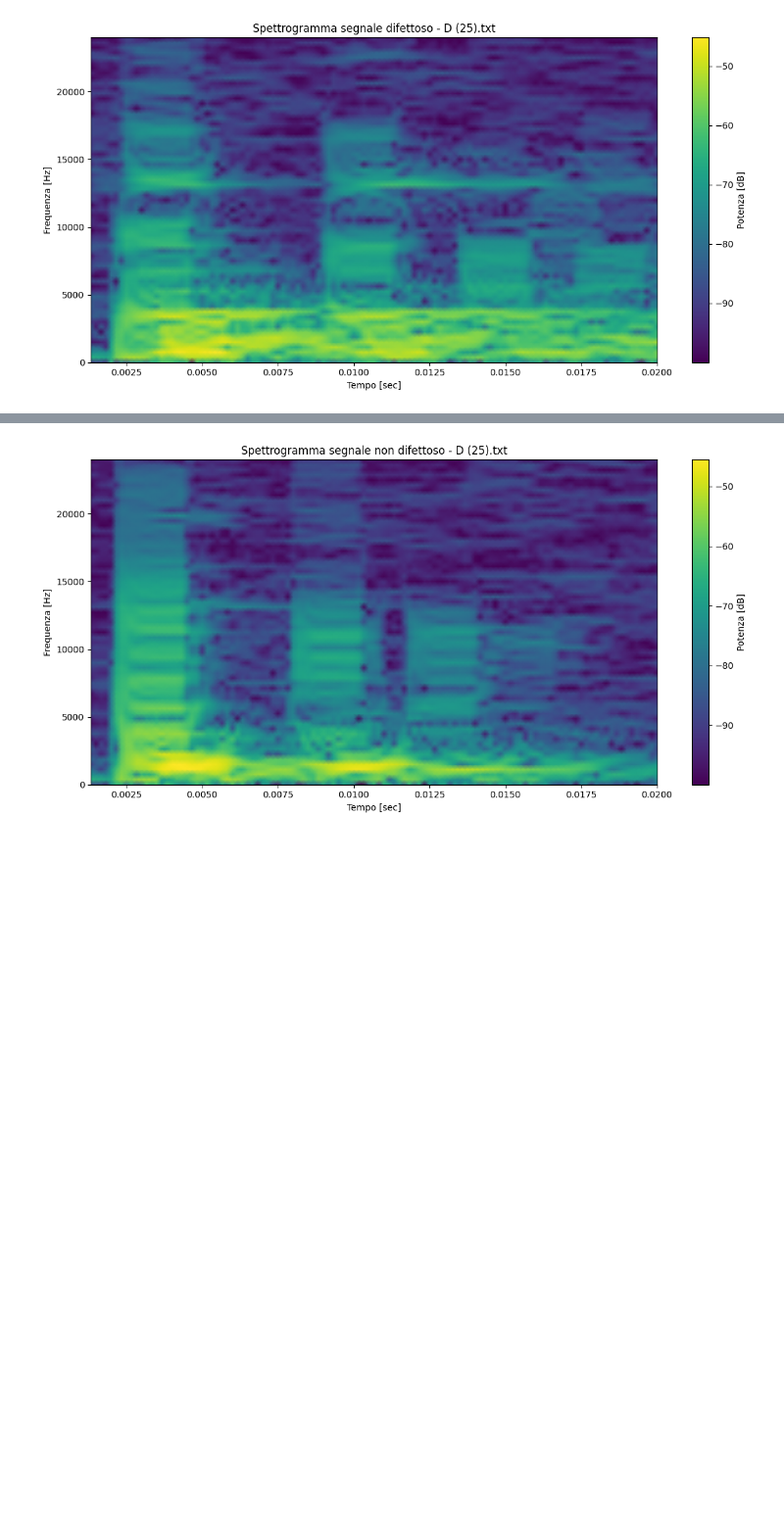
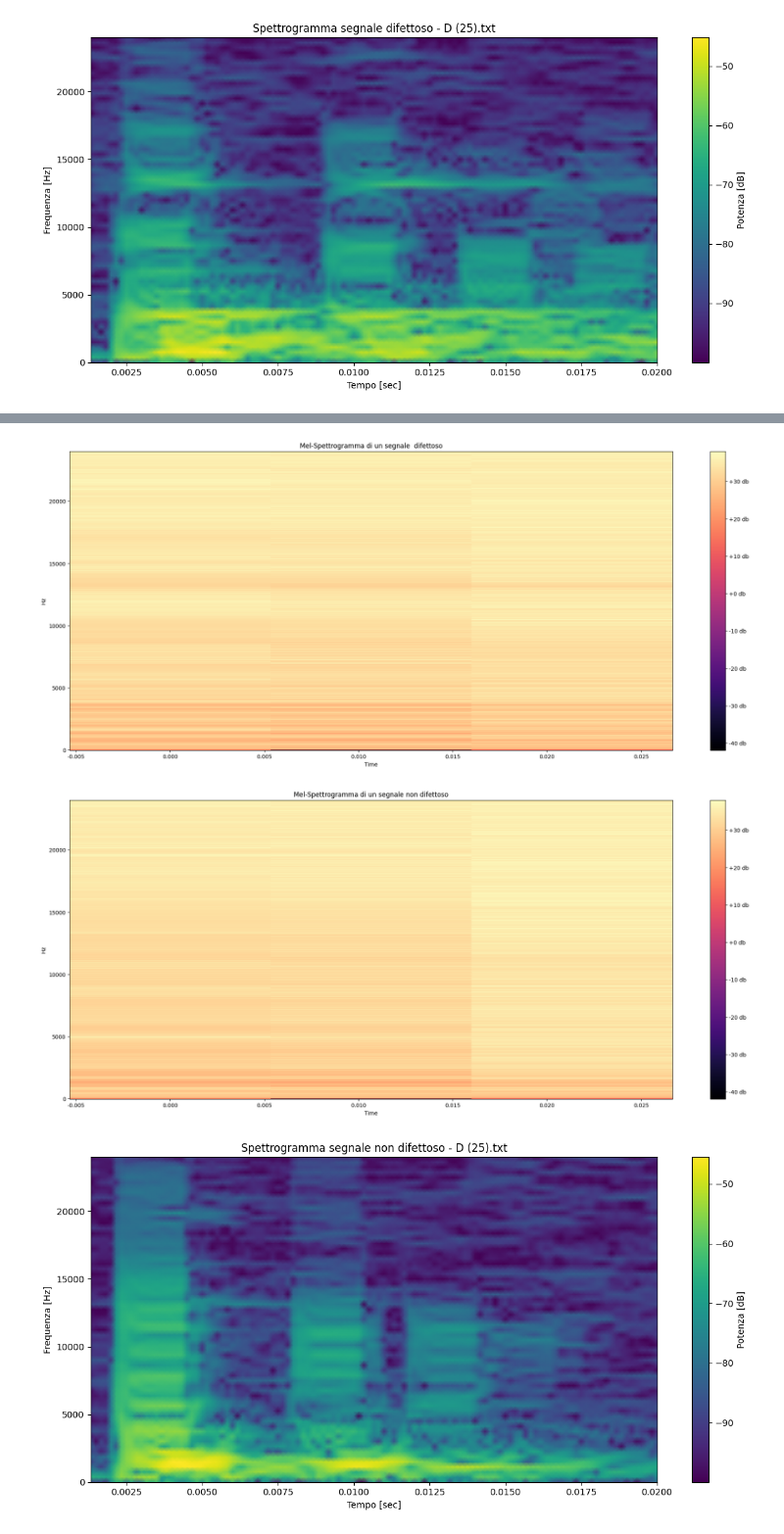
Before and after one commit to damdip/ClassificationOfTimeFrequencyDomainSignalWithNN, a Jupyter notebook: notebook/readTimeSignal.ipynb, the cells around one changed output, grey strips where cells are left out. Shown at 98% size. Cells and saved outputs as stored; diff of their text form; code cells hidden in the pictures; blank space fills up the shorter version.

```diff
--- a/notebook/readTimeSignal.ipynb
+++ b/notebook/readTimeSignal.ipynb
@@ -95,3 +138,25 @@ plt.show()
+# %%
+
+plt.figure(figsize=(25, 10 ))
+librosa.display.specshow(Y_log_stft_signal_with_defect ,sr=48000  ,x_axis='time', y_axis='linear' )
+
+
+plt.colorbar(format='%+2.0f db')
+plt.title('Mel-Spettrogramma di un segnale  difettoso')
+plt.show()
+
+
+
+plt.figure(figsize=(25, 10 ))
+librosa.display.specshow(Y_log_stft_signal_no_defect ,sr=48000  ,x_axis='time', y_axis='linear' )
+
+
+plt.colorbar(format='%+2.0f db')
+plt.title('Mel-Spettrogramma di un segnale non difettoso')
+plt.show()
+# %% [output]
+[figure, added]
+[figure, added]
 # %%
 
 
```
Also changed, not shown: parts of 4 cells of this notebook, 37 other files.
